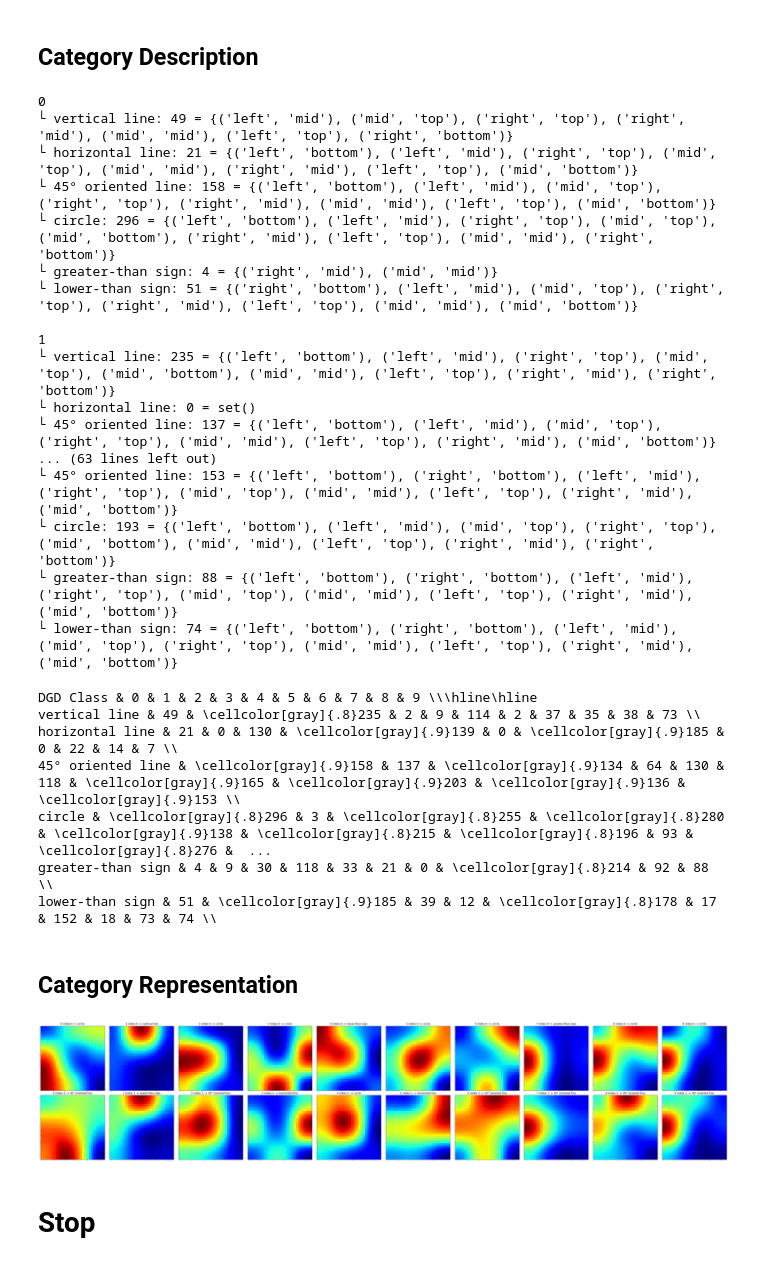
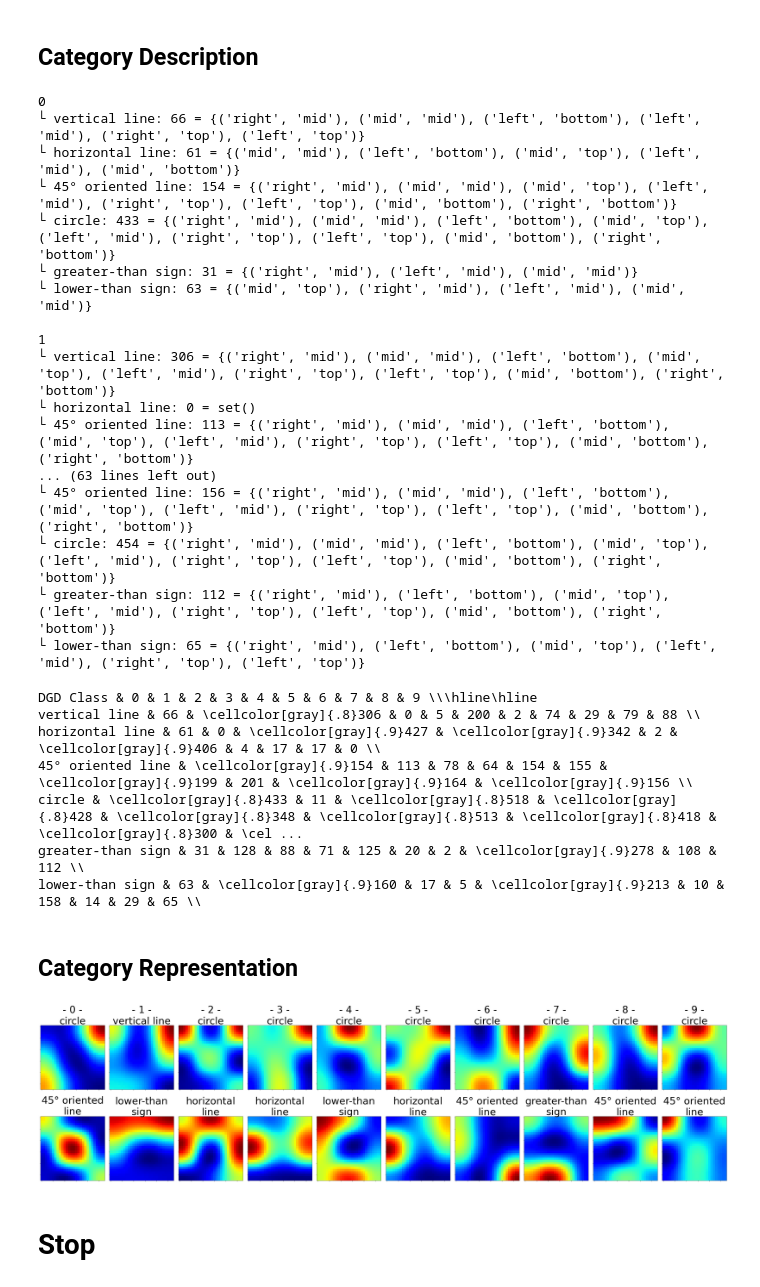
Before and after one commit to fsilvestrim/thesis, a Jupyter notebook: Geo_Cam.ipynb, the cells around one changed output. Cells and saved outputs as stored; diff of their text form; code cells hidden in the pictures.

```diff
--- a/Geo_Cam.ipynb
+++ b/Geo_Cam.ipynb
@@ -104,11 +97,9 @@ def resize_image(image, size):
 
   return image
 # %%
-def show_image(img, size=None, title=None, ax=None, alpha=1, cmap='Greys', rotation=0, stacked_imgs=[]):
+def show_image(img, size, title=None, ax=None, alpha=1, cmap='Greys', rotation=0, stacked_imgs=[], fontsize=25):
   if size is not None:
     img = resize_image(img, size)
-    # img.reshape(size[0], size[1])
-
   # plot
   subplot = ax is not None
 
@@ -133,13 +124,15 @@ def show_image(img, size=None, title=None, ax=None, alpha=1, cmap='Greys', rotat
     plt.axis('off')
 
     if title is not None:
-      plt.title(title)
+      title = "\n".join(wrap(title, size[0]))
+      plt.title(title, fontsize=fontsize/2)
 
     plt.show()
 
   else:
     if title is not None:
-      ax.set_title(title, fontdict=None, loc='center', color = "k")
+      title = "\n".join(wrap(title, size[0]*.5))
+      ax.set_title(title, fontdict=None, loc='center', color="k", fontsize=fontsize)
 
     ax.imshow(img, cmap=cmap, alpha=alpha)
     for s_image in stacked_imgs:
@@ -922,9 +919,9 @@ def get_experiment_cam_predictions_short(test_image, settings):
 samples = 200
 common_threshold = 0.7
 min_prediction_value = 0
-localization_check_enabled = True
+localization_check_enabled = False
 nr_top_prediction_considered = 2
-common_cam_method = grad_cam_pp_m
+common_cam_method = grad_cam_m
 use_mask = False
 
 # Functional Models
@@ -985,7 +982,7 @@ show_mnist_cam = False
 show_final_cam = False
 
 # prediction based on conv output (5056, 6146, 2365, 2587, 5310, 6638, 1195) / 6222 / 5501 //1904
-test_image, test_label, test_idx = get_sample(mnist_test) #candidates: 9216 - 9 / 6756 -7 /4688 -3 /
+test_image, test_label, test_idx = get_sample(mnist_test, 6311) #candidates: 9216 - 9 / 6756 -7 /4688 -3 /
 print(test_idx)
 # mnist_gcm_predictions = predict(model_gcm, test_image)
 # mnist_gcm_prediction = np.argmax(mnist_gcm_predictions)
@@ -1054,17 +1051,9 @@ plt.show()
 ## Adhoc Explanation
 # %%
 sample_id = -1
-for sample_id in [9201, 6998, 7979, 5886, 6124]:
+for sample_id in [6311, 9201, 6998, 7979, 5886, 6124]:
 # for sample_id in range(10):
   test_image, test_label, test_idx = get_sample(mnist_test, sample_id)
-
-  experiment_settings = {'kdn':{'cnn_model':model_geocam_fix_geo_only, 'num_classes': dataset_num_classes, 'cam_method':grad_cam_pp_m, 'output_branch':1},
-                   'pdn':{'cnn_model':model_geocam_fix_mnist_first, 'num_classes': mnist_num_classes, 'cam_method':grad_cam_pp_m, 'output_branch':0},
-                   'use_mask':True, 'threshold':common_threshold, 'shape':mnist_shape}
-
-  # experiment_settings = {'kdn':{'cnn_model':model_geocam_fix_extended_only, 'num_classes': dataset_num_classes, 'cam_method':grad_cam_pp_m, 'output_branch':0},
-  #       'pdn':{'cnn_model':model_geocam_fix_extended_mnist_last, 'num_classes': mnist_num_classes, 'cam_method':grad_cam_pp_m, 'output_branch':1},
-  #       'use_mask':True, 'threshold':common_threshold, 'shape':mnist_shape}
 
   cam, extras = get_experiment_cam_predictions_short(test_image, experiment_settings)
 
@@ -1292,22 +1281,22 @@ for category in range(mnist_num_classes):
     print(f"└ {dataset_labels[description_position]}: {aggregated_amount} = {verbose_positions}")
 # %% [output]
 0
-└ vertical line: 49 = {('left', 'mid'), ('mid', 'top'), ('right', 'top'), ('right', 'mid'), ('mid', 'mid'), ('left', 'top'), ('right', 'bottom')}
-└ horizontal line: 21 = {('left', 'bottom'), ('left', 'mid'), ('right', 'top'), ('mid', 'top'), ('mid', 'mid'), ('right', 'mid'), ('left', 'top'), ('mid', 'bottom')}
-└ 45° oriented line: 158 = {('left', 'bottom'), ('left', 'mid'), ('mid', 'top'), ('right', 'top'), ('right', 'mid'), ('mid', 'mid'), ('left', 'top'), ('mid', 'bottom')}
-└ circle: 296 = {('left', 'bottom'), ('left', 'mid'), ('right', 'top'), ('mid', 'top'), ('mid', 'bottom'), ('right', 'mid'), ('left', 'top'), ('mid', 'mid'), ('right', 'bottom')}
-└ greater-than sign: 4 = {('right', 'mid'), ('mid', 'mid')}
-└ lower-than sign: 51 = {('right', 'bottom'), ('left', 'mid'), ('mid', 'top'), ('right', 'top'), ('right', 'mid'), ('left', 'top'), ('mid', 'mid'), ('mid', 'bottom')}
+└ vertical line: 66 = {('right', 'mid'), ('mid', 'mid'), ('left', 'bottom'), ('left', 'mid'), ('right', 'top'), ('left', 'top')}
+└ horizontal line: 61 = {('mid', 'mid'), ('left', 'bottom'), ('mid', 'top'), ('left', 'mid'), ('mid', 'bottom')}
+└ 45° oriented line: 154 = {('right', 'mid'), ('mid', 'mid'), ('mid', 'top'), ('left', 'mid'), ('right', 'top'), ('left', 'top'), ('mid', 'bottom'), ('right', 'bottom')}
+└ circle: 433 = {('right', 'mid'), ('mid', 'mid'), ('left', 'bottom'), ('mid', 'top'), ('left', 'mid'), ('right', 'top'), ('left', 'top'), ('mid', 'bottom'), ('right', 'bottom')}
+└ greater-than sign: 31 = {('right', 'mid'), ('left', 'mid'), ('mid', 'mid')}
+└ lower-than sign: 63 = {('mid', 'top'), ('right', 'mid'), ('left', 'mid'), ('mid', 'mid')}
 
 1
-└ vertical line: 235 = {('left', 'bottom'), ('left', 'mid'), ('right', 'top'), ('mid', 'top'), ('mid', 'bottom'), ('mid', 'mid'), ('left', 'top'), ('right', 'mid'), ('right', 'bottom')}
+└ vertical line: 306 = {('right', 'mid'), ('mid', 'mid'), ('left', 'bottom'), ('mid', 'top'), ('left', 'mid'), ('right', 'top'), ('left', 'top'), ('mid', 'bottom'), ('right', 'bottom')}
 └ horizontal line: 0 = set()
-└ 45° oriented line: 137 = {('left', 'bottom'), ('left', 'mid'), ('mid', 'top'), ('right', 'top'), ('mid', 'mid'), ('left', 'top'), ('right', 'mid'), ('mid', 'bottom')}
+└ 45° oriented line: 113 = {('right', 'mid'), ('mid', 'mid'), ('left', 'bottom'), ('mid', 'top'), ('left', 'mid'), ('right', 'top'), ('left', 'top'), ('mid', 'bottom'), ('right', 'bottom')}
 ... (63 lines left out)
-└ 45° oriented line: 153 = {('left', 'bottom'), ('right', 'bottom'), ('left', 'mid'), ('right', 'top'), ('mid', 'top'), ('mid', 'mid'), ('left', 'top'), ('right', 'mid'), ('mid', 'bottom')}
-└ circle: 193 = {('left', 'bottom'), ('left', 'mid'), ('mid', 'top'), ('right', 'top'), ('mid', 'bottom'), ('mid', 'mid'), ('left', 'top'), ('right', 'mid'), ('right', 'bottom')}
-└ greater-than sign: 88 = {('left', 'bottom'), ('right', 'bottom'), ('left', 'mid'), ('right', 'top'), ('mid', 'top'), ('mid', 'mid'), ('left', 'top'), ('right', 'mid'), ('mid', 'bottom')}
-└ lower-than sign: 74 = {('left', 'bottom'), ('right', 'bottom'), ('left', 'mid'), ('mid', 'top'), ('right', 'top'), ('mid', 'mid'), ('left', 'top'), ('right', 'mid'), ('mid', 'bottom')}
+└ 45° oriented line: 156 = {('right', 'mid'), ('mid', 'mid'), ('left', 'bottom'), ('mid', 'top'), ('left', 'mid'), ('right', 'top'), ('left', 'top'), ('mid', 'bottom'), ('right', 'bottom')}
+└ circle: 454 = {('right', 'mid'), ('mid', 'mid'), ('left', 'bottom'), ('mid', 'top'), ('left', 'mid'), ('right', 'top'), ('left', 'top'), ('mid', 'bottom'), ('right', 'bottom')}
+└ greater-than sign: 112 = {('right', 'mid'), ('left', 'bottom'), ('mid', 'top'), ('left', 'mid'), ('right', 'top'), ('left', 'top'), ('mid', 'bottom'), ('right', 'bottom')}
+└ lower-than sign: 65 = {('right', 'mid'), ('left', 'bottom'), ('mid', 'top'), ('left', 'mid'), ('right', 'top'), ('left', 'top')}
 # %%
 # latex table
 rows = np.zeros((dataset_num_classes, mnist_num_classes))
@@ -1332,42 +1321,45 @@ for row in range(dataset_num_classes):
   print(dataset_labels[row] + " & " + ' & '.join(get_highlited_cel(row, y) + str(np.int0(rows[row][y])) for y in range(mnist_num_classes)) + " \\\\")
 # %% [output]
 DGD Class & 0 & 1 & 2 & 3 & 4 & 5 & 6 & 7 & 8 & 9 \\\hline\hline
-vertical line & 49 & \cellcolor[gray]{.8}235 & 2 & 9 & 114 & 2 & 37 & 35 & 38 & 73 \\
-horizontal line & 21 & 0 & 130 & \cellcolor[gray]{.9}139 & 0 & \cellcolor[gray]{.9}185 & 0 & 22 & 14 & 7 \\
-45° oriented line & \cellcolor[gray]{.9}158 & 137 & \cellcolor[gray]{.9}134 & 64 & 130 & 118 & \cellcolor[gray]{.9}165 & \cellcolor[gray]{.9}203 & \cellcolor[gray]{.9}136 & \cellcolor[gray]{.9}153 \\
-circle & \cellcolor[gray]{.8}296 & 3 & \cellcolor[gray]{.8}255 & \cellcolor[gray]{.8}280 & \cellcolor[gray]{.9}138 & \cellcolor[gray]{.8}215 & \cellcolor[gray]{.8}196 & 93 & \cellcolor[gray]{.8}276 &  ...
-greater-than sign & 4 & 9 & 30 & 118 & 33 & 21 & 0 & \cellcolor[gray]{.8}214 & 92 & 88 \\
-lower-than sign & 51 & \cellcolor[gray]{.9}185 & 39 & 12 & \cellcolor[gray]{.8}178 & 17 & 152 & 18 & 73 & 74 \\
+vertical line & 66 & \cellcolor[gray]{.8}306 & 0 & 5 & 200 & 2 & 74 & 29 & 79 & 88 \\
+horizontal line & 61 & 0 & \cellcolor[gray]{.9}427 & \cellcolor[gray]{.9}342 & 2 & \cellcolor[gray]{.9}406 & 4 & 17 & 17 & 0 \\
+45° oriented line & \cellcolor[gray]{.9}154 & 113 & 78 & 64 & 154 & 155 & \cellcolor[gray]{.9}199 & 201 & \cellcolor[gray]{.9}164 & \cellcolor[gray]{.9}156 \\
+circle & \cellcolor[gray]{.8}433 & 11 & \cellcolor[gray]{.8}518 & \cellcolor[gray]{.8}428 & \cellcolor[gray]{.8}348 & \cellcolor[gray]{.8}513 & \cellcolor[gray]{.8}418 & \cellcolor[gray]{.8}300 & \cel ...
+greater-than sign & 31 & 128 & 88 & 71 & 125 & 20 & 2 & \cellcolor[gray]{.9}278 & 108 & 112 \\
+lower-than sign & 63 & \cellcolor[gray]{.9}160 & 17 & 5 & \cellcolor[gray]{.9}213 & 10 & 158 & 14 & 29 & 65 \\
 # %% [markdown]
 ## Category Representation
 # %%
 image_idx = 0
 fig = plt.figure(figsize=(56, 56))
-grid = ImageGrid(fig, 111, nrows_ncols=(2, mnist_num_classes), axes_pad=0.3, label_mode="1", direction='column')
+grid = ImageGrid(fig, 111, nrows_ncols=(2, mnist_num_classes), axes_pad=(0.3, 1.7), label_mode="1", direction='column')
 
-for category in range(mnist_num_classes):
-  heightmap = np.zeros((3, 3))
-  geo_category = descriptions[category]
+for mnist_category in range(mnist_num_classes):
+  geo_category = descriptions[mnist_category]
   index = 0
 
   for geo_cat in sorted(geo_category, key=lambda k: len(geo_category[k]), reverse=True):
-    title = f"{category} index:{index} -> {dataset_labels[geo_cat]}"
+    heightmap = np.zeros((3, 3))
+    if index == 0:
+      title = f"- {mnist_category} -           {dataset_labels[geo_cat]}"
+    else:
+      title = f"{dataset_labels[geo_cat]}"
 
     for grid_position in geo_category[geo_cat]:
       heightmap[grid_position] += 1
 
     heigthmap = get_heatmap(heightmap, mnist_shape, True)
-    show_image(heigthmap, mnist_shape, title, ax=grid[image_idx], cmap='jet')
+    show_image(heigthmap, mnist_shape, title, ax=grid[image_idx], cmap='jet', fontsize=45)
     image_idx += 1
 
     if index < 1:
       index += 1
     else:
       break
 
 plt.show()
 # %% [output]
-[figure, old version]
+[figure, new version]
 # %% [markdown]
 # Stop
 # %%
```
Also changed, not shown: parts of 19 cells of this notebook.
